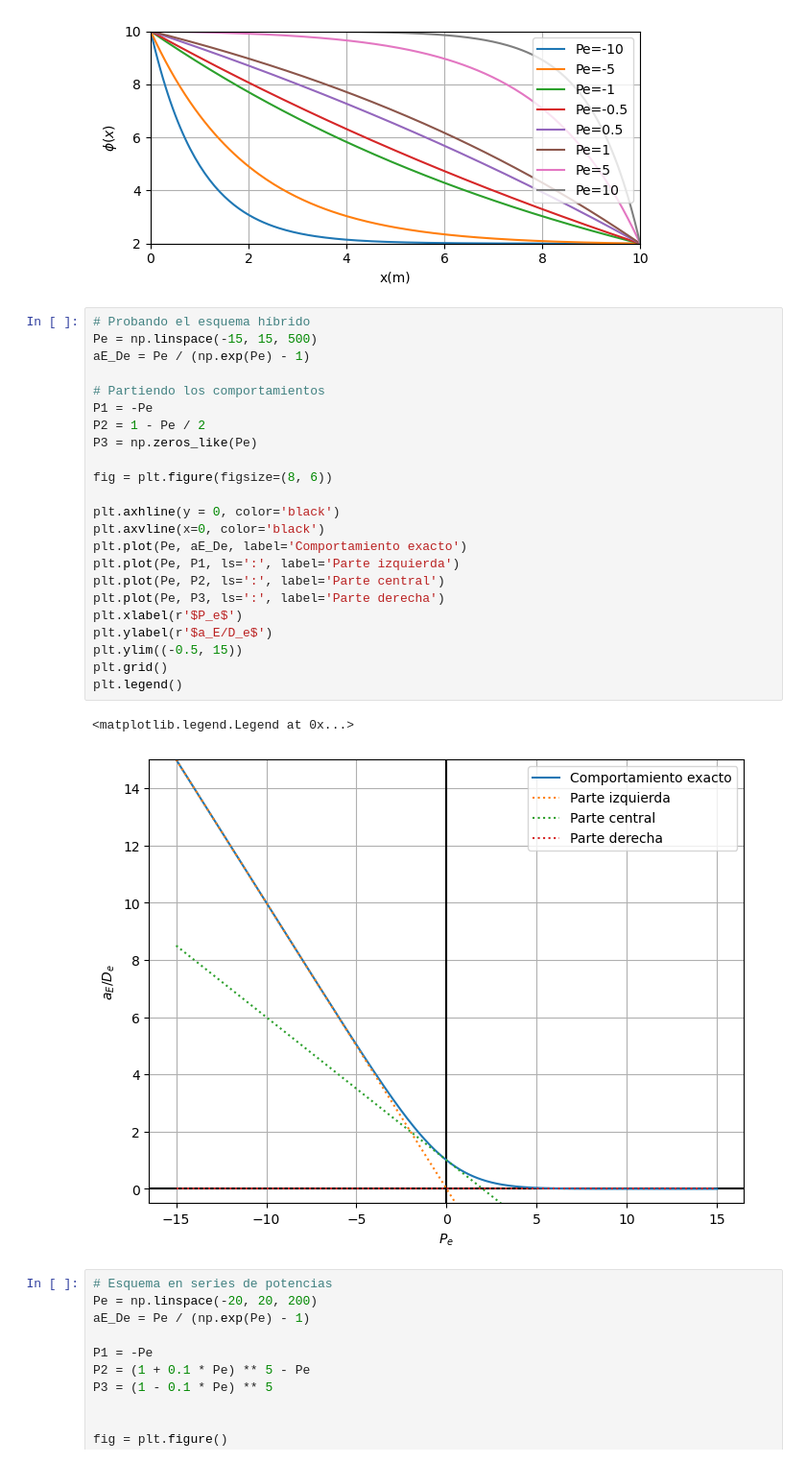
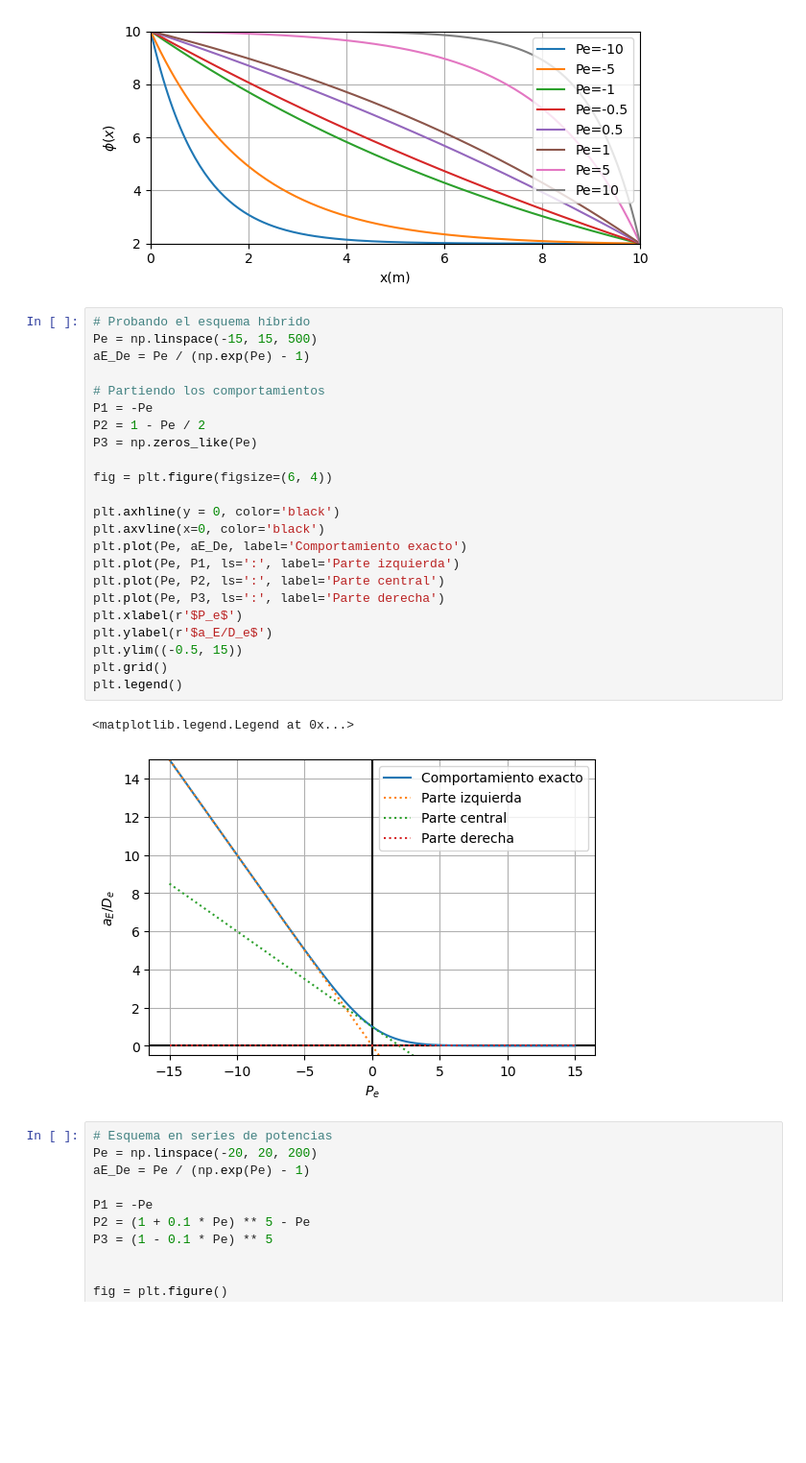
Before and after one commit to apreziosir86/FVM_Solver, a Jupyter notebook: 250919_Peclet_test.ipynb, the cells around one changed output. Shown: that part at 96% size. Saved outputs shown, nothing was run; the diff lists cells and outputs as text; blank space fills up the shorter version.

```diff
--- a/250919_Peclet_test.ipynb
+++ b/250919_Peclet_test.ipynb
@@ -56,29 +56,29 @@ plt.tight_layout()
 # %%
 # Probando el esquema híbrido
 Pe = np.linspace(-15, 15, 500)
 aE_De = Pe / (np.exp(Pe) - 1)
 
 # Partiendo los comportamientos
 P1 = -Pe
 P2 = 1 - Pe / 2
 P3 = np.zeros_like(Pe)
 
-fig = plt.figure(figsize=(8, 6))
+fig = plt.figure(figsize=(6, 4))
 
 plt.axhline(y = 0, color='black')
 plt.axvline(x=0, color='black')
 plt.plot(Pe, aE_De, label='Comportamiento exacto')
 plt.plot(Pe, P1, ls=':', label='Parte izquierda')
 plt.plot(Pe, P2, ls=':', label='Parte central')
 plt.plot(Pe, P3, ls=':', label='Parte derecha')
 plt.xlabel(r'$P_e$')
 plt.ylabel(r'$a_E/D_e$')
 plt.ylim((-0.5, 15))
 plt.grid()
 plt.legend()
 # %% [output]
 <matplotlib.legend.Legend at 0x...>
-[figure, old version]
+[figure, new version]
 # %%
 # Esquema en series de potencias
 Pe = np.linspace(-20, 20, 200)
```
Also changed, not shown: 1 other file.
